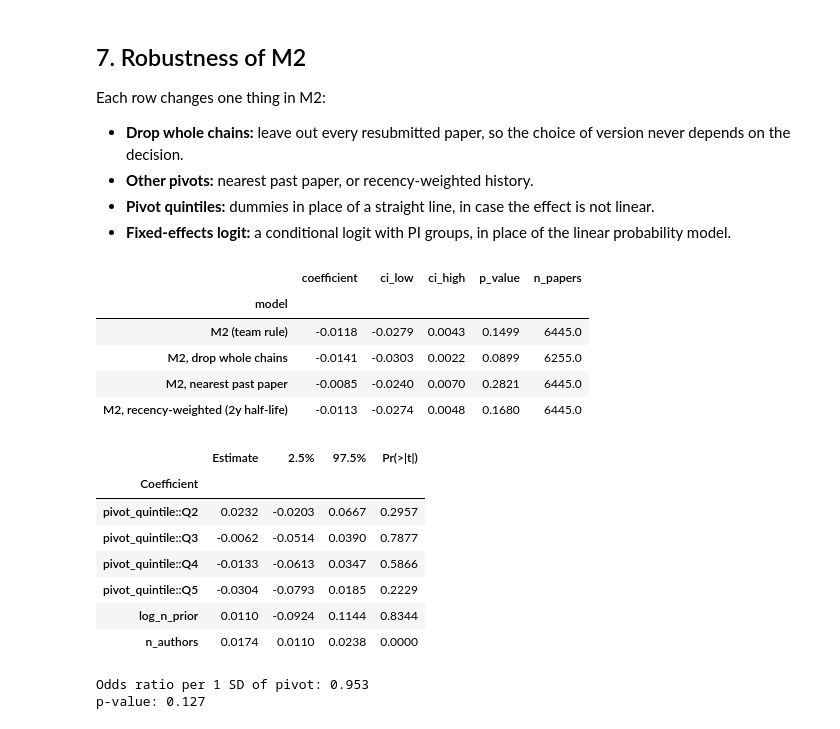
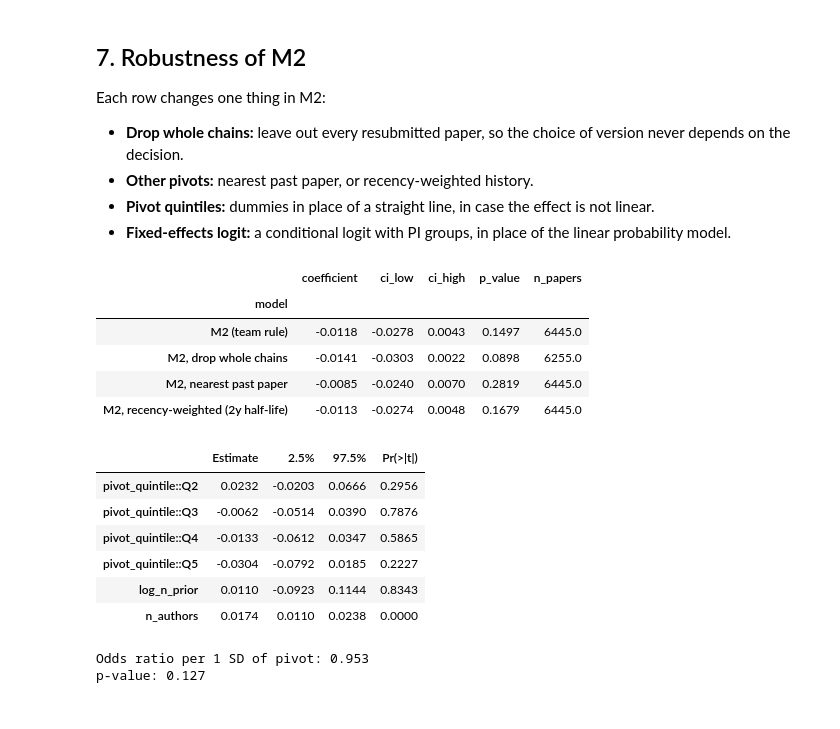
Before and after one commit to angellicodigo/COS424_Project, a Jupyter notebook: pivot_index.ipynb, the cells around one changed output. Drawn from its saved outputs; the diff is of its cells as text; code cells hidden in the pictures.

```diff
--- a/pivot_index.ipynb
+++ b/pivot_index.ipynb
@@ -324,38 +363,38 @@ Each row changes one thing in M2:
 - **Pivot quintiles:** dummies in place of a straight line, in case the effect is not linear.
 - **Fixed-effects logit:** a conditional logit with PI groups, in place of the linear probability model.
 # %%
-M2_CONTROLS = "log_n_prior + n_authors | pi_id + year"
+M2_CONTROLS = "log_n_prior + n_authors"
+M2_FE = ["pi_id", "year"]
 
 robustness = {
     "M2 (team rule)": ladder["M2 PI FE + controls"],
-    "M2, drop whole chains": pf.feols(f"accepted ~ pivot_z + {M2_CONTROLS}", decided_all_chains, vcov=CLUSTER_BY_PI),
+    "M2, drop whole chains": fe_ols(f"accepted ~ pivot_z + {M2_CONTROLS}", decided_all_chains, M2_FE),
 }
 robustness_table = coefficient_table(robustness, "pivot_z")
 
 for column, label in [("pivot_nn_z", "M2, nearest past paper"), ("pivot_recent_z", "M2, recency-weighted (2y half-life)")]:
-    fit = pf.feols(f"accepted ~ {column} + {M2_CONTROLS}", decided, vcov=CLUSTER_BY_PI)
+    fit = fe_ols(f"accepted ~ {column} + {M2_CONTROLS}", decided, M2_FE)
     robustness_table.loc[label] = coefficient_table({label: fit}, column).iloc[0]
 
 robustness_table.round(4)
 # %% [output]
 |  | coefficient | ci_low | ci_high | p_value | n_papers |
 | model |  |  |  |  |  |
-| M2 (team rule) | -0.0118 | -0.0279 | 0.0043 | 0.1499 | 6445.0 |
-| M2, drop whole chains | -0.0141 | -0.0303 | 0.0022 | 0.0899 | 6255.0 |
-| M2, nearest past paper | -0.0085 | -0.0240 | 0.0070 | 0.2821 | 6445.0 |
-| M2, recency-weighted (2y half-life) | -0.0113 | -0.0274 | 0.0048 | 0.1680 | 6445.0 |
+| M2 (team rule) | -0.0118 | -0.0278 | 0.0043 | 0.1497 | 6445.0 |
+| M2, drop whole chains | -0.0141 | -0.0303 | 0.0022 | 0.0898 | 6255.0 |
+| M2, nearest past paper | -0.0085 | -0.0240 | 0.0070 | 0.2819 | 6445.0 |
+| M2, recency-weighted (2y half-life) | -0.0113 | -0.0274 | 0.0048 | 0.1679 | 6445.0 |
 # %%
 decided["pivot_quintile"] = pd.qcut(decided["pivot"], q=5, labels=QUINTILES)
-quintile_fit = pf.feols(f"accepted ~ i(pivot_quintile, ref='Q1') + {M2_CONTROLS}", decided, vcov=CLUSTER_BY_PI)
-quintile_fit.tidy()[["Estimate", "2.5%", "97.5%", "Pr(>|t|)"]].round(4)
+quintile_fit = fe_ols(f"accepted ~ C(pivot_quintile, Treatment('Q1')) + {M2_CONTROLS}", decided, M2_FE)
+tidy(quintile_fit).rename(index=lambda term: term.replace("C(pivot_quintile, Treatment('Q1'))[T.", "pivot_quintile::").replace("]", "")).round(4)
 # %% [output]
 |  | Estimate | 2.5% | 97.5% | Pr(>|t|) |
-| Coefficient |  |  |  |  |
-| pivot_quintile::Q2 | 0.0232 | -0.0203 | 0.0667 | 0.2957 |
-| pivot_quintile::Q3 | -0.0062 | -0.0514 | 0.0390 | 0.7877 |
-| pivot_quintile::Q4 | -0.0133 | -0.0613 | 0.0347 | 0.5866 |
-| pivot_quintile::Q5 | -0.0304 | -0.0793 | 0.0185 | 0.2229 |
-| log_n_prior | 0.0110 | -0.0924 | 0.1144 | 0.8344 |
+| pivot_quintile::Q2 | 0.0232 | -0.0203 | 0.0666 | 0.2956 |
+| pivot_quintile::Q3 | -0.0062 | -0.0514 | 0.0390 | 0.7876 |
+| pivot_quintile::Q4 | -0.0133 | -0.0612 | 0.0347 | 0.5865 |
+| pivot_quintile::Q5 | -0.0304 | -0.0792 | 0.0185 | 0.2227 |
+| log_n_prior | 0.0110 | -0.0923 | 0.1144 | 0.8343 |
 | n_authors | 0.0174 | 0.0110 | 0.0238 | 0.0000 |
 # %%
 # Conditional (fixed-effects) logit: PI effects are conditioned out, year enters as dummies
```
Also changed, not shown: parts of 11 cells of this notebook, 6 other files.
